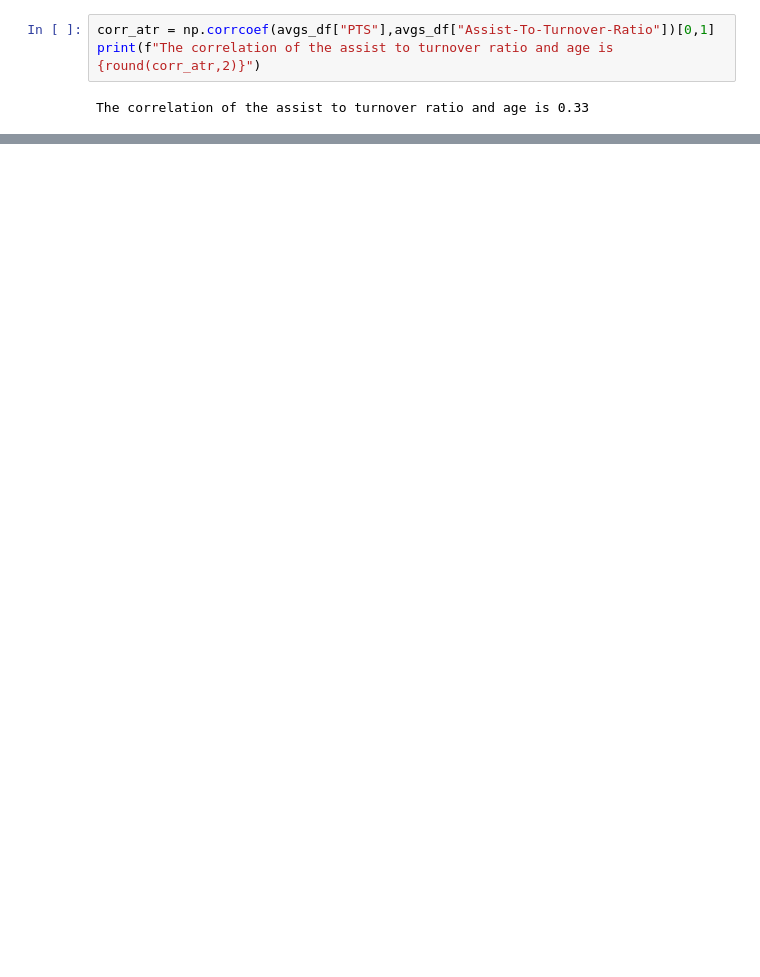
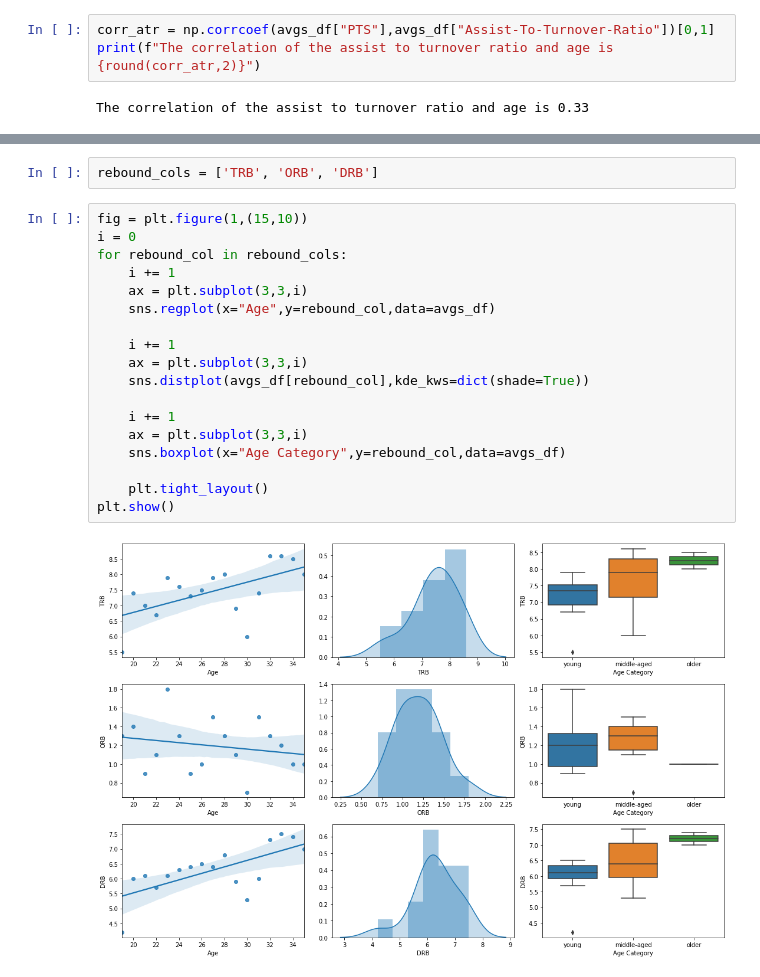
Before and after one commit to SarthakKamboj/Lebron-James-Efficiency-ML-Models, a Jupyter notebook: Data Visualization.ipynb, the cells around one changed output, grey strips where cells are left out. Cells and saved outputs as stored; diff of their text form; blank space fills up the shorter version.

Commit message:
added rebounds analysis

```diff
--- a/Data Visualization.ipynb
+++ b/Data Visualization.ipynb
@@ -420,0 +427,22 @@ The correlation of the assist to turnover ratio and age is 0.33
+# %%
+rebound_cols = ['TRB', 'ORB', 'DRB']
+# %%
+fig = plt.figure(1,(15,10))
+i = 0
+for rebound_col in rebound_cols:
+    i += 1
+    ax = plt.subplot(3,3,i)
+    sns.regplot(x="Age",y=rebound_col,data=avgs_df)
+
+    i += 1
+    ax = plt.subplot(3,3,i)
+    sns.distplot(avgs_df[rebound_col],kde_kws=dict(shade=True))
+
+    i += 1
+    ax = plt.subplot(3,3,i)
+    sns.boxplot(x="Age Category",y=rebound_col,data=avgs_df)
+
+    plt.tight_layout()
+plt.show()
+# %% [output]
+[figure, added]
```
Also changed, not shown: parts of 10 cells of this notebook.
